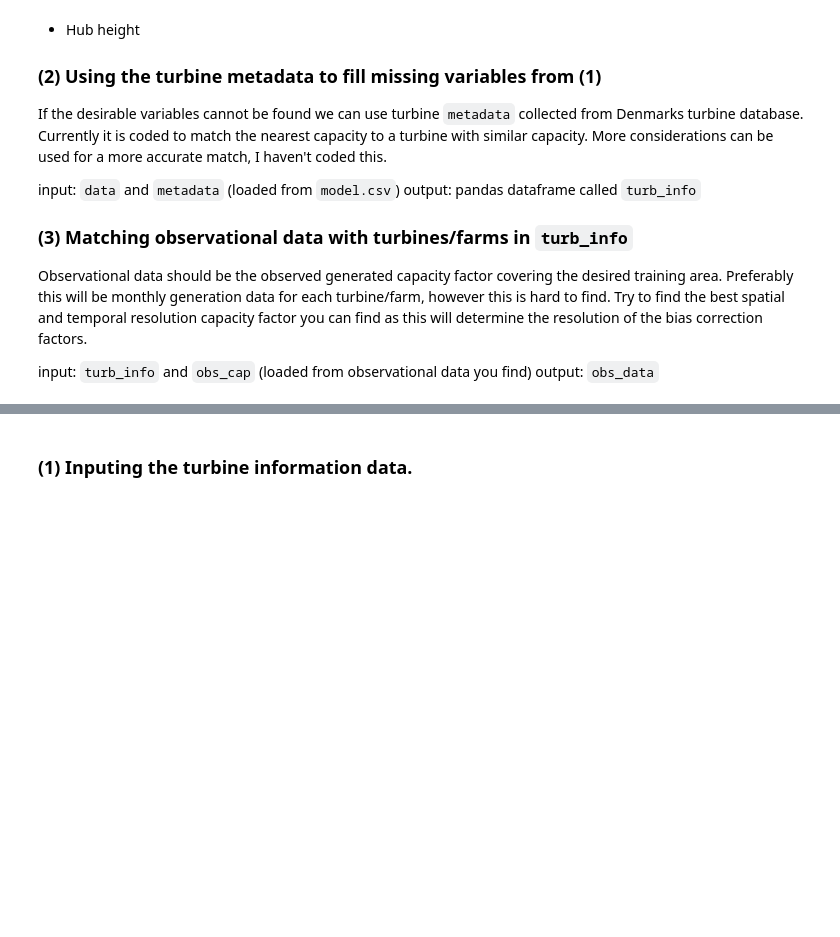
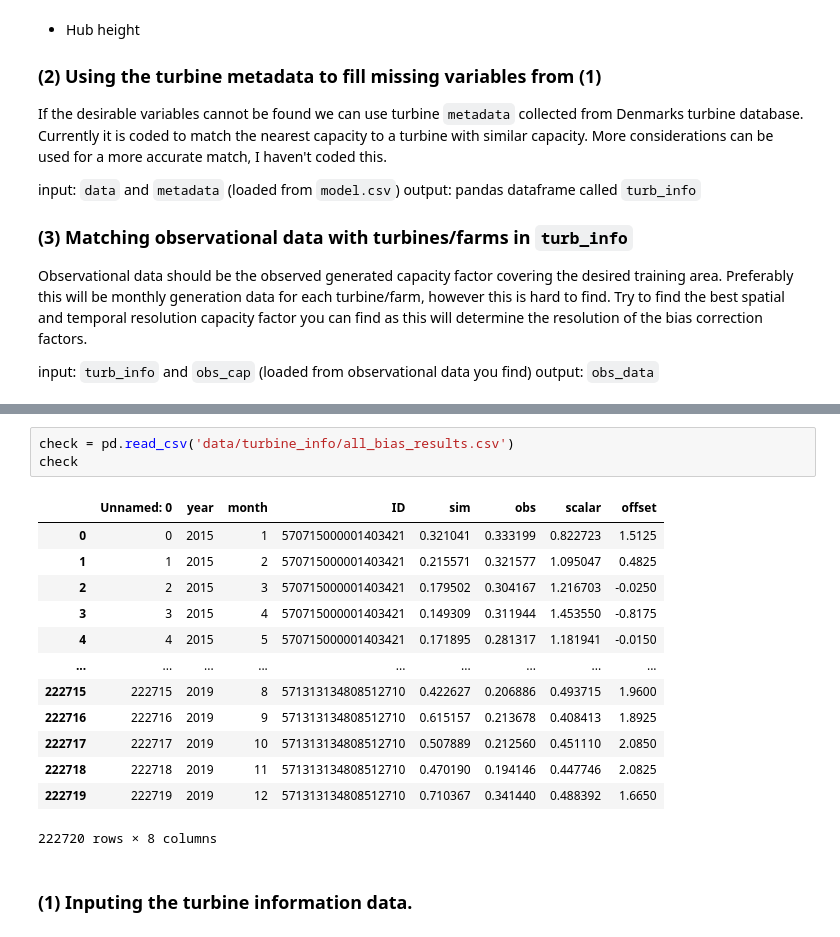
Before and after one commit to ellyess/PyVWF, a Jupyter notebook: prep_obs.ipynb, the cells around one changed output, grey strips where cells are left out. Cells and saved outputs as stored; diff of their text form; blank space fills up the shorter version.

```diff
--- a/prep_obs.ipynb
+++ b/prep_obs.ipynb
@@ -42,3 +223,20 @@ import matplotlib.pyplot as plt
+# %%
+check = pd.read_csv('data/turbine_info/all_bias_results.csv')
+check
+# %% [output]
+|  | Unnamed: 0 | year | month | ID | sim | obs | scalar | offset |
+| 0 | 0 | 2015 | 1 | 570715000001403421 | 0.321041 | 0.333199 | 0.822723 | 1.5125 |
+| 1 | 1 | 2015 | 2 | 570715000001403421 | 0.215571 | 0.321577 | 1.095047 | 0.4825 |
+| 2 | 2 | 2015 | 3 | 570715000001403421 | 0.179502 | 0.304167 | 1.216703 | -0.0250 |
+| 3 | 3 | 2015 | 4 | 570715000001403421 | 0.149309 | 0.311944 | 1.453550 | -0.8175 |
+| 4 | 4 | 2015 | 5 | 570715000001403421 | 0.171895 | 0.281317 | 1.181941 | -0.0150 |
+| ... | ... | ... | ... | ... | ... | ... | ... | ... |
+| 222715 | 222715 | 2019 | 8 | 571313134808512710 | 0.422627 | 0.206886 | 0.493715 | 1.9600 |
+| 222716 | 222716 | 2019 | 9 | 571313134808512710 | 0.615157 | 0.213678 | 0.408413 | 1.8925 |
+| 222717 | 222717 | 2019 | 10 | 571313134808512710 | 0.507889 | 0.212560 | 0.451110 | 2.0850 |
+| 222718 | 222718 | 2019 | 11 | 571313134808512710 | 0.470190 | 0.194146 | 0.447746 | 2.0825 |
+| 222719 | 222719 | 2019 | 12 | 571313134808512710 | 0.710367 | 0.341440 | 0.488392 | 1.6650 |
+222720 rows × 8 columns
 # %% [markdown]
 ### (1) Inputing the turbine information data.
 # %%
```
Also changed, not shown: parts of 10 cells of this notebook, 15 other files.
